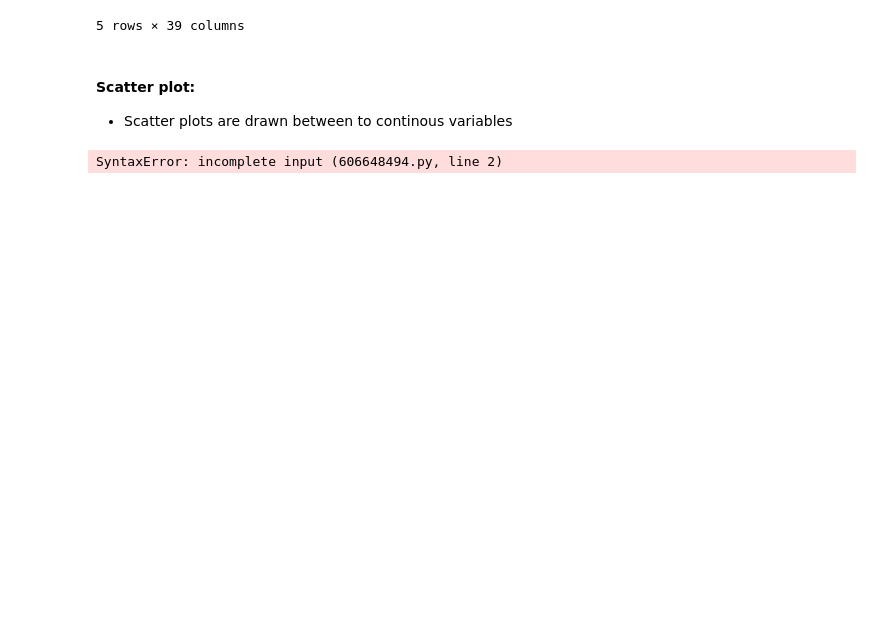
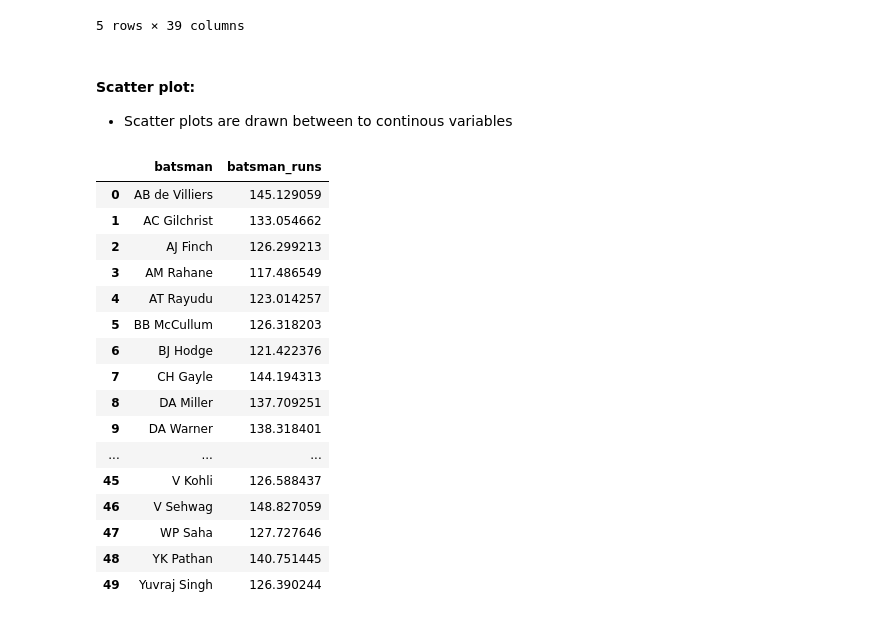
Before and after one commit to akashpagi/PLOTLY-GRAPHING-LIBRARY-FOR-DATA-SCIENCE, a Jupyter notebook: SESSION 24.2 - PLOTLY GRAPH OBJECT.ipynb, the cells around one changed output. Drawn from its saved outputs; the diff is of its cells as text; code cells hidden in the pictures; blank space fills up the shorter version.

```diff
--- a/SESSION 24.2 - PLOTLY GRAPH OBJECT.ipynb
+++ b/SESSION 24.2 - PLOTLY GRAPH OBJECT.ipynb
@@ -36,5 +98,32 @@ ipl.head()
 - Scatter plots are drawn between to continous variables
 # %%
 # Problem : We are going to draw a scatter plot between Avg(X axis) and Batsman strike rate(Y axis) of the top 50 batsman in ipl
+temp_df = ipl.groupby('batsman')['batsman_runs']
+top50 = temp_df.sum().sort_values(ascending=False).head(50).index.tolist()
+new_ipl = ipl[ipl['batsman'].isin(top50)]
-# %% [output]
-SyntaxError: incomplete input (606648494.py, line 2)
+# %%
+# Calculating strike rate
+# formula : sr = [(no. of runs scored)/(no of balls played)]**100
+runs = new_ipl.groupby('batsman')['batsman_runs'].sum()
+balls = new_ipl.groupby('batsman')['batsman_runs'].count()
+sr = (runs/balls)*100
+sr = sr.reset_index()
+sr
+# %% [output]
+|  | batsman | batsman_runs |
+| 0 | AB de Villiers | 145.129059 |
+| 1 | AC Gilchrist | 133.054662 |
+| 2 | AJ Finch | 126.299213 |
+| 3 | AM Rahane | 117.486549 |
+| 4 | AT Rayudu | 123.014257 |
+| 5 | BB McCullum | 126.318203 |
+| 6 | BJ Hodge | 121.422376 |
+| 7 | CH Gayle | 144.194313 |
+| 8 | DA Miller | 137.709251 |
+| 9 | DA Warner | 138.318401 |
+| ... | ... | ... |
+| 45 | V Kohli | 126.588437 |
+| 46 | V Sehwag | 148.827059 |
+| 47 | WP Saha | 127.727646 |
+| 48 | YK Pathan | 140.751445 |
+| 49 | Yuvraj Singh | 126.390244 |
```
Also changed, not shown: parts of 7 cells of this notebook.
